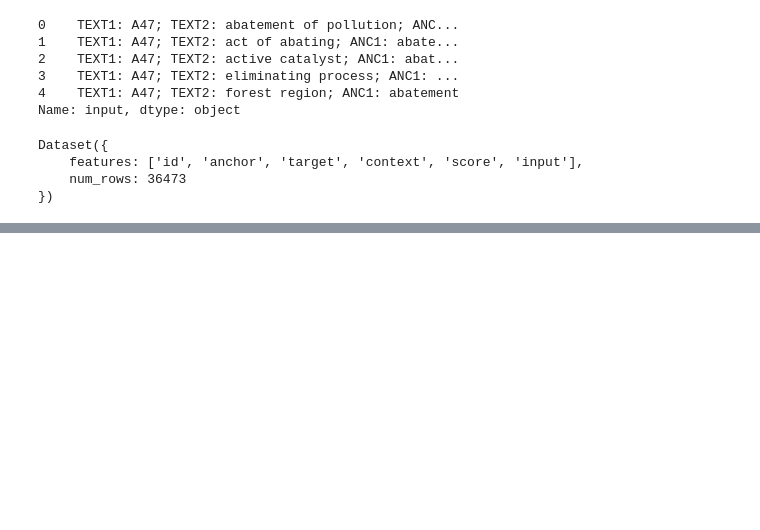
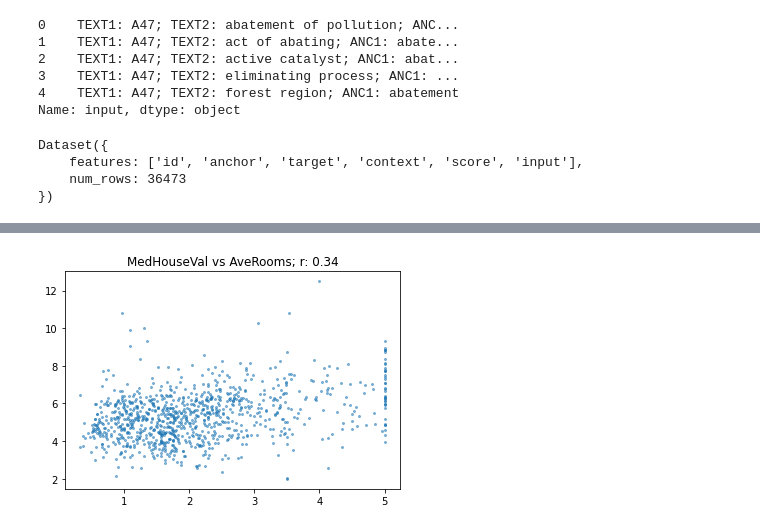
Before and after one commit to lfacc00/us-patent-phrase-to-phrase-matching, a Jupyter notebook: getting_started_with_nlp_for_absolute_beginners.ipynb, the cells around one changed output, grey strips where cells are left out. Cells and saved outputs as stored; diff of their text form; code cells hidden in the pictures; blank space fills up the shorter version.

```diff
--- a/getting_started_with_nlp_for_absolute_beginners.ipynb
+++ b/getting_started_with_nlp_for_absolute_beginners.ipynb
@@ -61,0 +194,4 @@ Dataset({
+# %%
+show_corr(subset, 'MedHouseVal', 'AveRooms')
+# %% [output]
+[figure, added]
```
Also changed, not shown: parts of 31 cells of this notebook, 1 other file.
